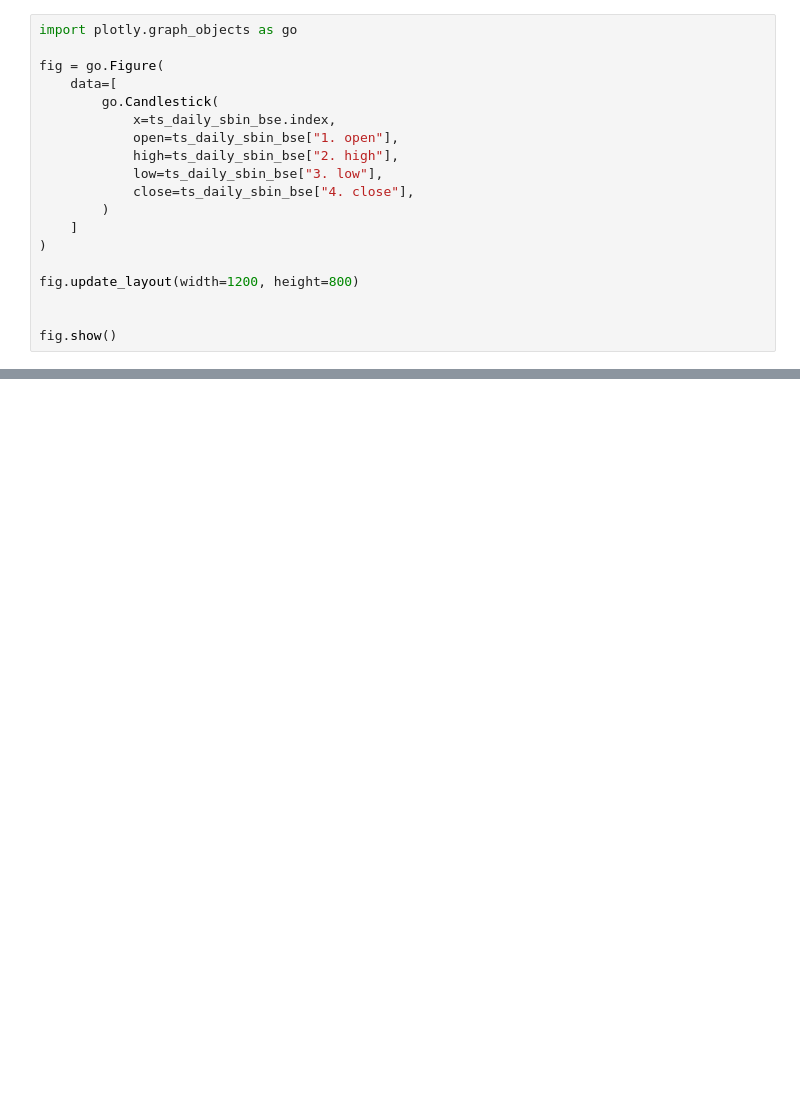
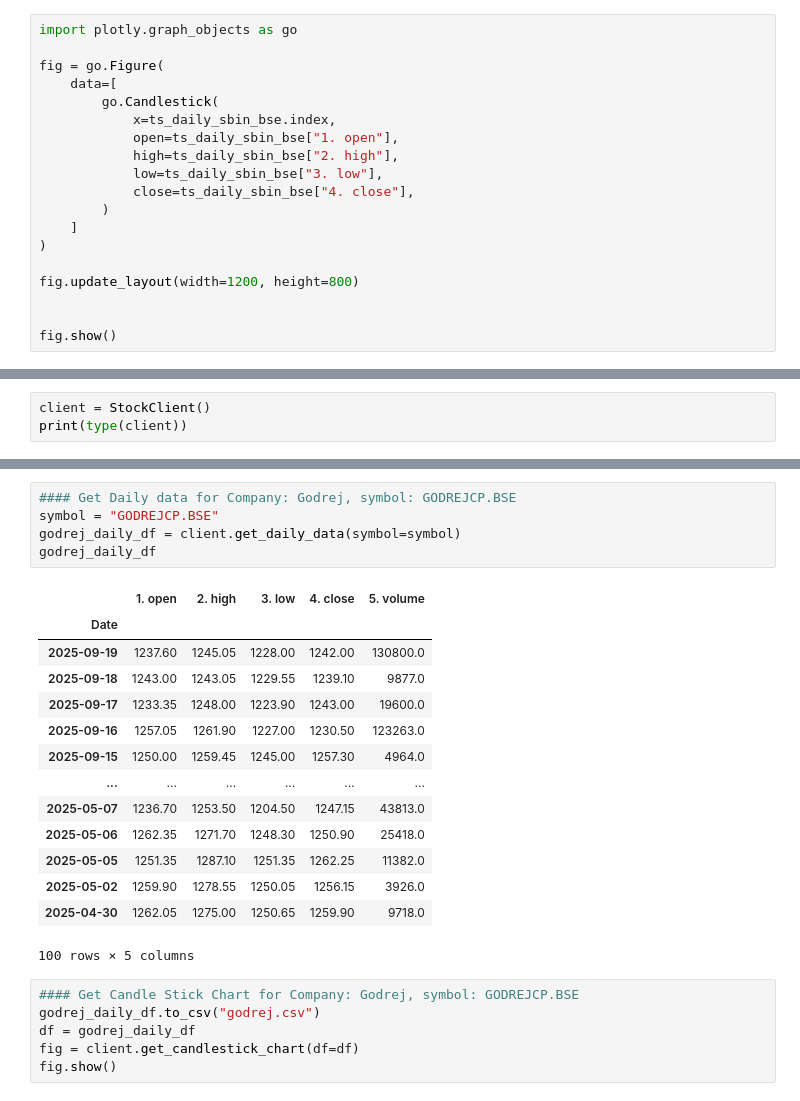
Before and after one commit to deanesh/api-projects, a Jupyter notebook: api.ipynb, the cells around one changed output, grey strips where cells are left out. Cells and saved outputs as stored; diff of their text form; blank space fills up the shorter version.

Commit message:
Added StockClient Class

```diff
--- a/api.ipynb
+++ b/api.ipynb
@@ -138,0 +201,3 @@ fig.show()
+# %%
+client = StockClient()
+print(type(client))
@@ -138,0 +219,26 @@ fig.show()
+# %%
+#### Get Daily data for Company: Godrej, symbol: GODREJCP.BSE
+symbol = "GODREJCP.BSE"
+godrej_daily_df = client.get_daily_data(symbol=symbol)
+godrej_daily_df
+# %% [output]
+|  | 1. open | 2. high | 3. low | 4. close | 5. volume |
+| Date |  |  |  |  |  |
+| 2025-09-19 | 1237.60 | 1245.05 | 1228.00 | 1242.00 | 130800.0 |
+| 2025-09-18 | 1243.00 | 1243.05 | 1229.55 | 1239.10 | 9877.0 |
+| 2025-09-17 | 1233.35 | 1248.00 | 1223.90 | 1243.00 | 19600.0 |
+| 2025-09-16 | 1257.05 | 1261.90 | 1227.00 | 1230.50 | 123263.0 |
+| 2025-09-15 | 1250.00 | 1259.45 | 1245.00 | 1257.30 | 4964.0 |
+| ... | ... | ... | ... | ... | ... |
+| 2025-05-07 | 1236.70 | 1253.50 | 1204.50 | 1247.15 | 43813.0 |
+| 2025-05-06 | 1262.35 | 1271.70 | 1248.30 | 1250.90 | 25418.0 |
+| 2025-05-05 | 1251.35 | 1287.10 | 1251.35 | 1262.25 | 11382.0 |
+| 2025-05-02 | 1259.90 | 1278.55 | 1250.05 | 1256.15 | 3926.0 |
+| 2025-04-30 | 1262.05 | 1275.00 | 1250.65 | 1259.90 | 9718.0 |
+100 rows × 5 columns
+# %%
+#### Get Candle Stick Chart for Company: Godrej, symbol: GODREJCP.BSE
+godrej_daily_df.to_csv("godrej.csv")
+df = godrej_daily_df
+fig = client.get_candlestick_chart(df=df)
+fig.show()
```
Also changed, not shown: parts of 8 cells of this notebook, 1 other file.
